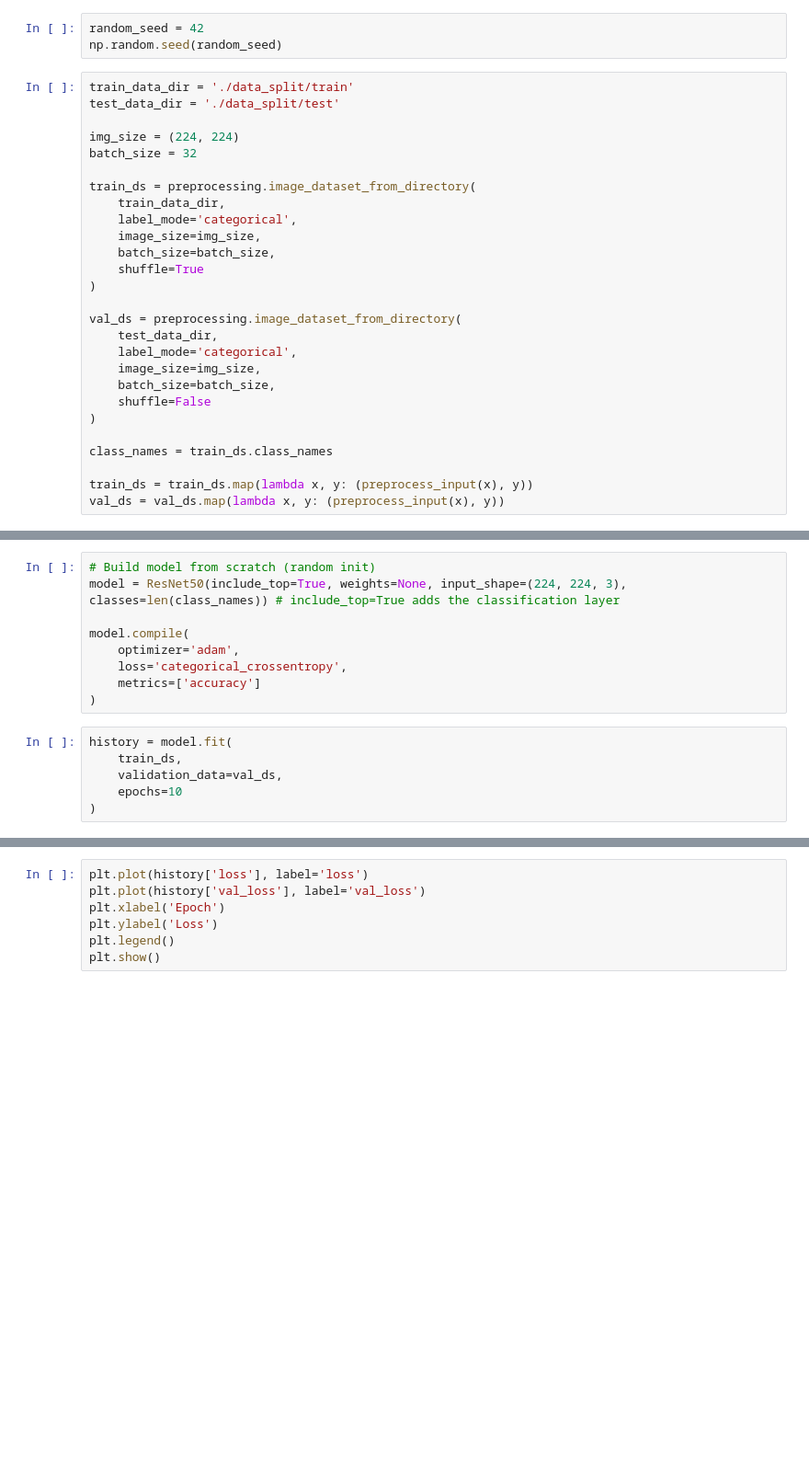
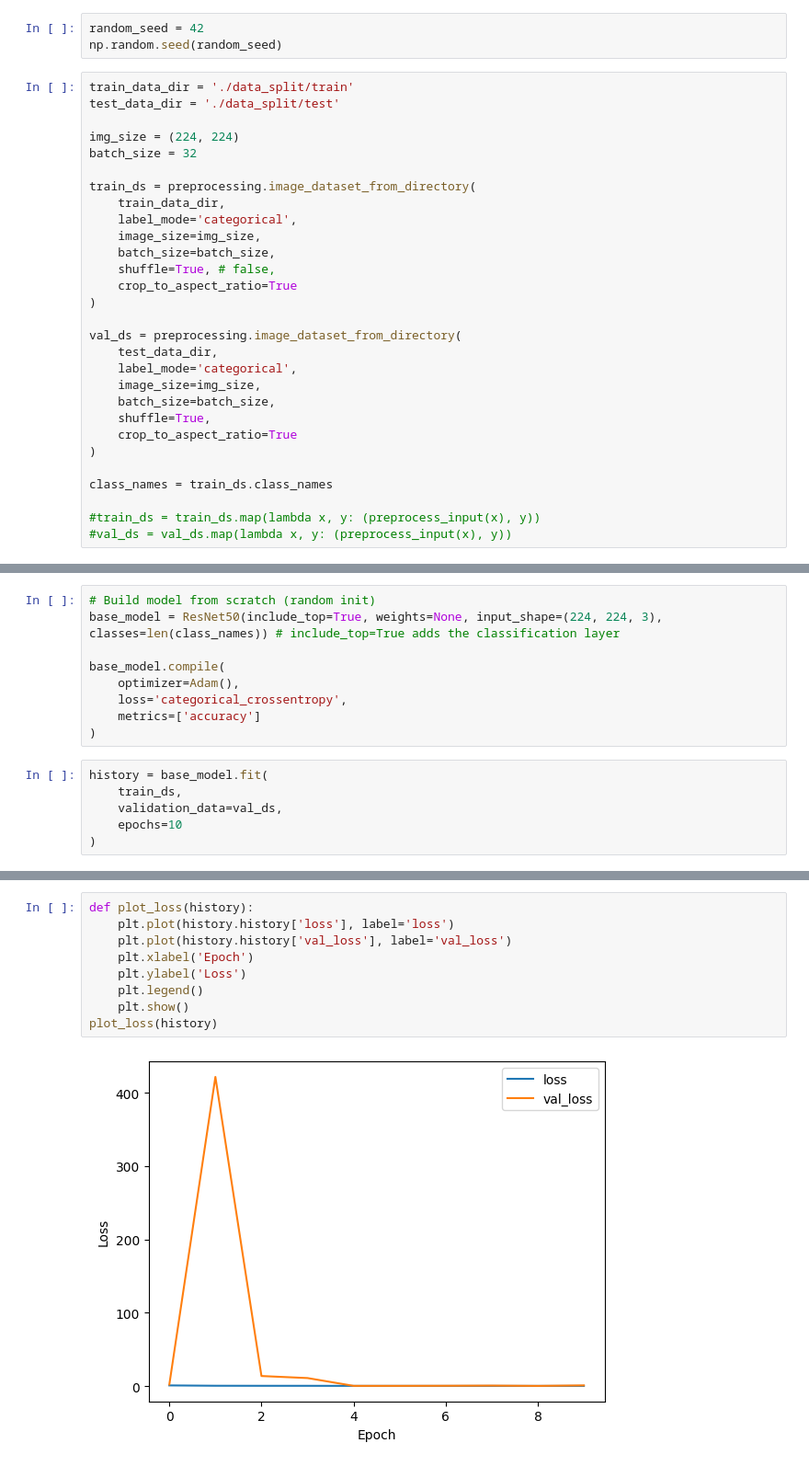
Before and after one commit to Herzigc/computer_vision, a Jupyter notebook: train.ipynb, the cells around one changed output, grey strips where cells are left out. Shown at 92% size. Saved outputs shown, nothing was run; the diff lists cells and outputs as text; blank space fills up the shorter version.

```diff
--- a/train.ipynb
+++ b/train.ipynb
@@ -23,7 +27,8 @@ train_ds = preprocessing.image_dataset_from_directory(
     label_mode='categorical',
     image_size=img_size,
     batch_size=batch_size,
-    shuffle=True
+    shuffle=True, # false,
+    crop_to_aspect_ratio=True
 )
 
 val_ds = preprocessing.image_dataset_from_directory(
@@ -31,10 +36,11 @@ val_ds = preprocessing.image_dataset_from_directory(
     label_mode='categorical',
     image_size=img_size,
     batch_size=batch_size,
-    shuffle=False
+    shuffle=True,
+    crop_to_aspect_ratio=True
 )
 
 class_names = train_ds.class_names
 
-train_ds = train_ds.map(lambda x, y: (preprocess_input(x), y))
-val_ds = val_ds.map(lambda x, y: (preprocess_input(x), y))
+#train_ds = train_ds.map(lambda x, y: (preprocess_input(x), y))
+#val_ds = val_ds.map(lambda x, y: (preprocess_input(x), y))
@@ -41,14 +50,14 @@ val_ds = val_ds.map(lambda x, y: (preprocess_input(x), y))
 # %%
 # Build model from scratch (random init)
-model = ResNet50(include_top=True, weights=None, input_shape=(224, 224, 3), classes=len(class_names)) # include_top=True adds the classification layer
+base_model = ResNet50(include_top=True, weights=None, input_shape=(224, 224, 3), classes=len(class_names)) # include_top=True adds the classification layer
 
-model.compile(
-    optimizer='adam',
+base_model.compile(
+    optimizer=Adam(),
     loss='categorical_crossentropy',
     metrics=['accuracy']
 )
 # %%
-history = model.fit(
+history = base_model.fit(
     train_ds,
     validation_data=val_ds,
     epochs=10
@@ -56,8 +90,12 @@ history = model.fit(
 # %%
-plt.plot(history['loss'], label='loss')
-plt.plot(history['val_loss'], label='val_loss')
-plt.xlabel('Epoch')
-plt.ylabel('Loss')
-plt.legend()
-plt.show()
+def plot_loss(history):
+    plt.plot(history.history['loss'], label='loss')
+    plt.plot(history.history['val_loss'], label='val_loss')
+    plt.xlabel('Epoch')
+    plt.ylabel('Loss')
+    plt.legend()
+    plt.show()
+plot_loss(history)
+# %% [output]
+[figure, added]
 # %%
```
Also changed, not shown: parts of 24 cells of this notebook, 1 other file.
